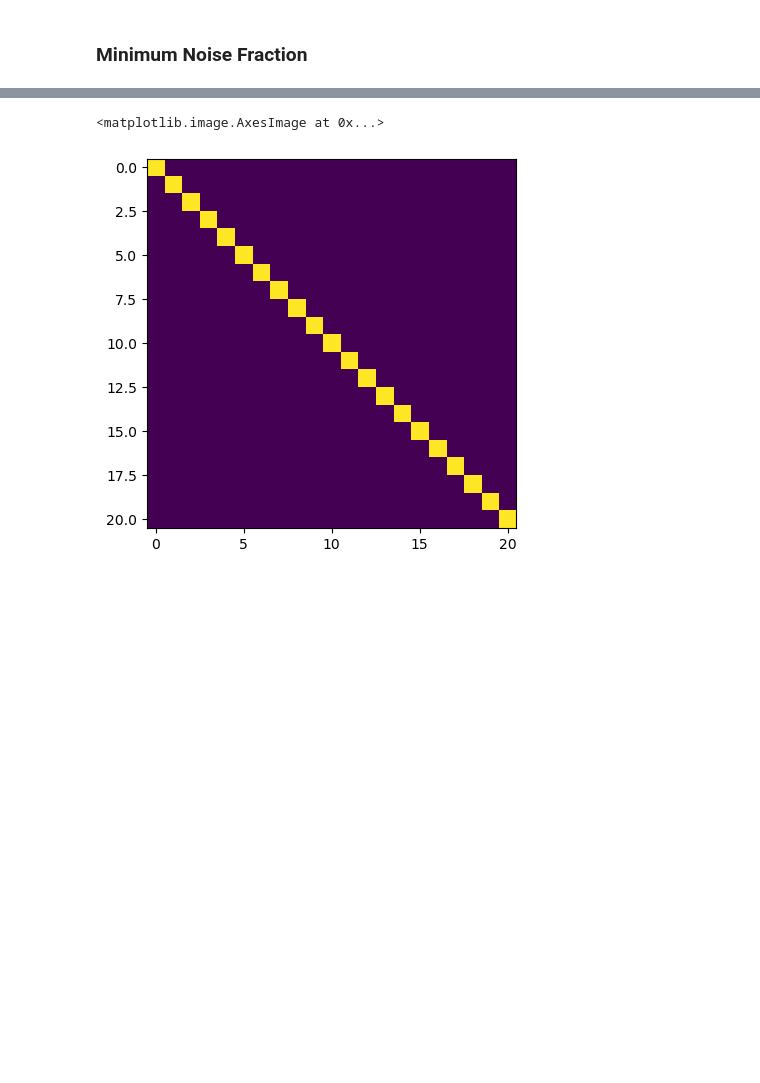
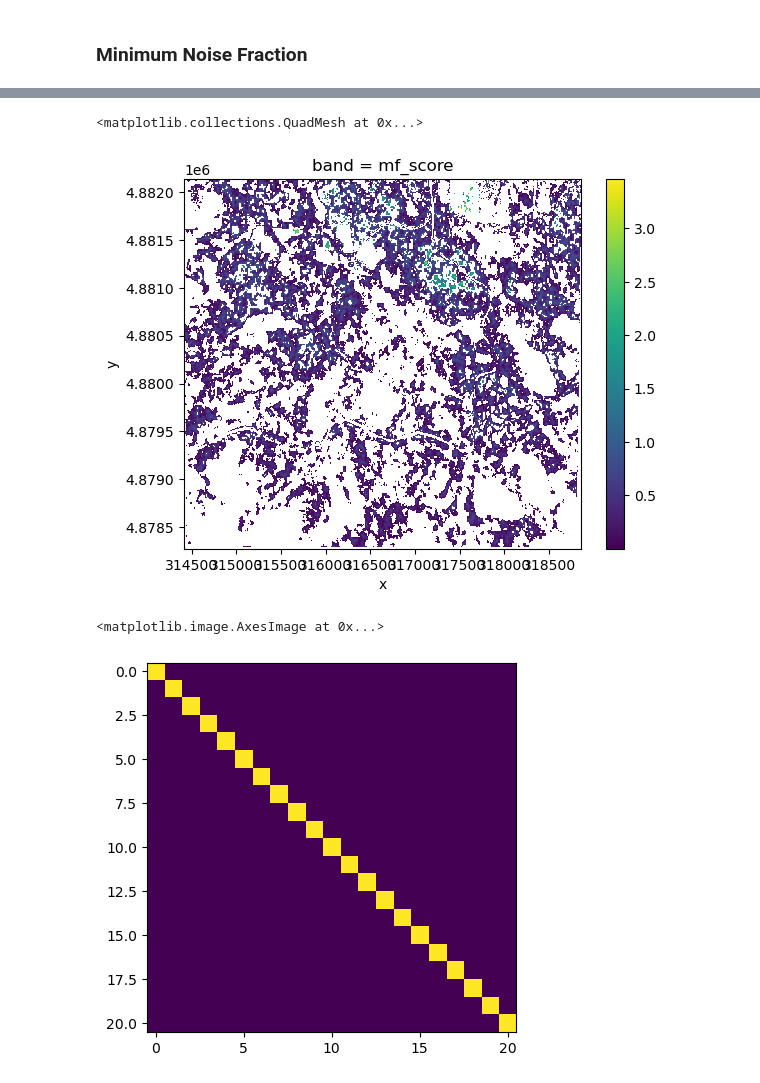
Before and after one commit to rosehanuy/beech-catskills, a Jupyter notebook: data_stack.ipynb, the cells around one changed output, grey strips where cells are left out. Saved outputs shown, nothing was run; the diff lists cells and outputs as text; code cells hidden in the pictures; blank space fills up the shorter version.

```diff
--- a/data_stack.ipynb
+++ b/data_stack.ipynb
@@ -1059,3 +911,8 @@ eigvals: [5.26946911e+02 1.26839812e+02 7.52366649e+01 1.54216015e+01
+# %%
+threshold.sel(band='mf_score').plot()
+# %% [output]
+<matplotlib.collections.QuadMesh at 0x...>
+[figure, added]
 # %%
 # whiten data
 eigvals, eigvecs = np.linalg.eigh(n_cov_matrix)
```
Also changed, not shown: parts of 38 cells of this notebook.
